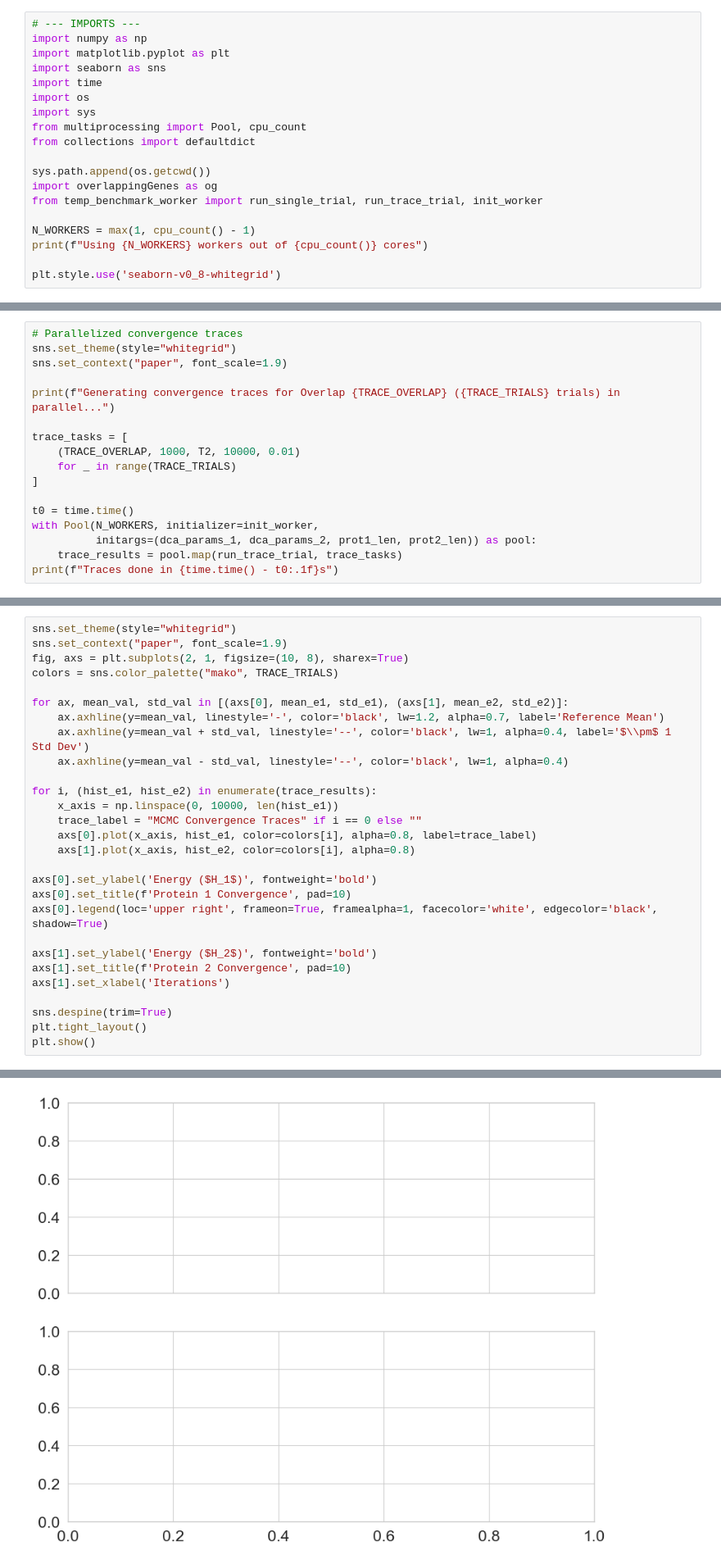
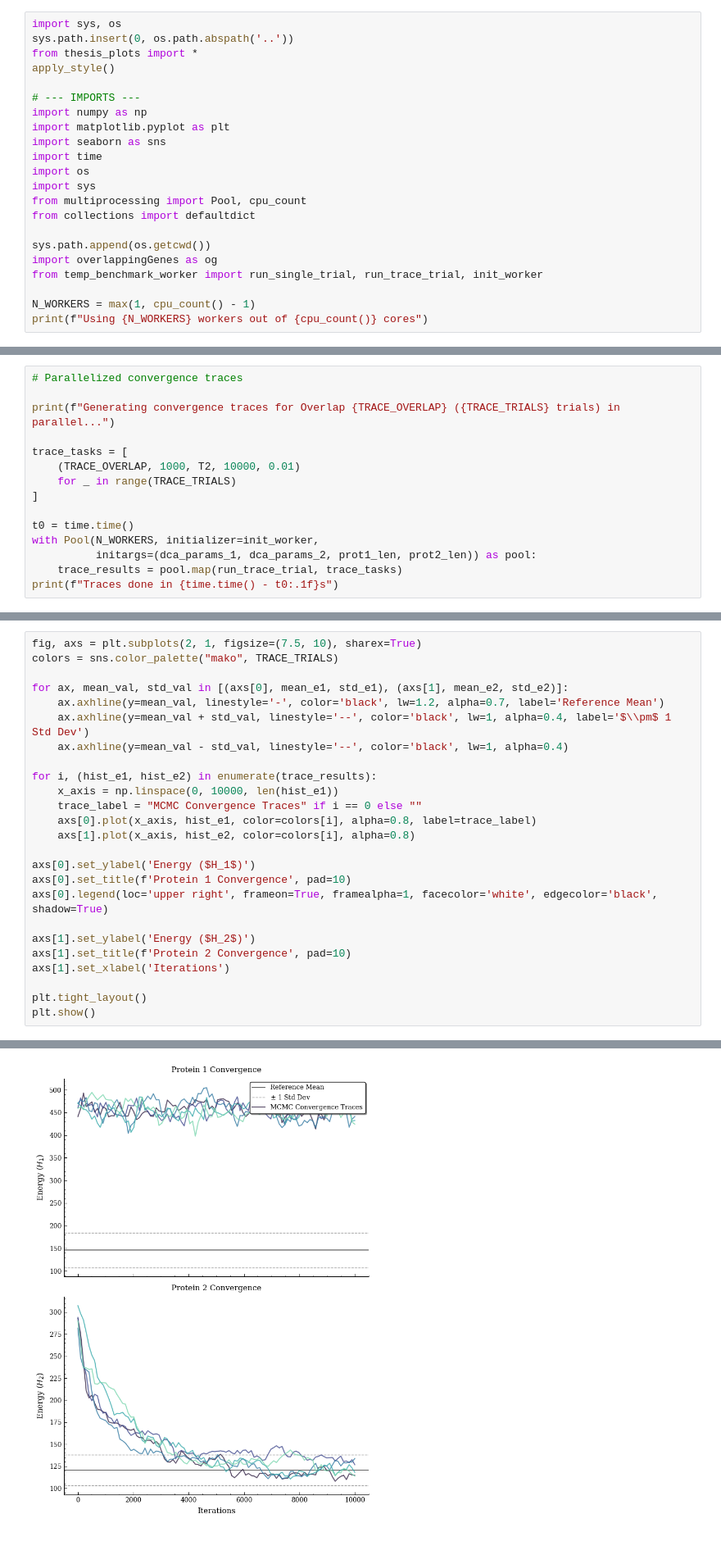
Before and after one commit to orsonk22/OverlappingGenes, a Jupyter notebook: Project/temp_benchmark.ipynb, the cells around one changed output, grey strips where cells are left out. Shown: that part at 82% size. Drawn from its saved outputs; the diff is of its cells as text.

Commit message:
fixing graphs

```diff
--- a/Project/temp_benchmark.ipynb
+++ b/Project/temp_benchmark.ipynb
@@ -1,6 +1,11 @@
 # %% [markdown]
 # Temp Scan
 # %%
+import sys, os
+sys.path.insert(0, os.path.abspath('..'))
+from thesis_plots import *
+apply_style()
+
 # --- IMPORTS ---
 import numpy as np
 import matplotlib.pyplot as plt
@@ -17,6 +22,4 @@ from temp_benchmark_worker import run_single_trial, run_trace_trial, init_worker
 
 N_WORKERS = max(1, cpu_count() - 1)
 print(f"Using {N_WORKERS} workers out of {cpu_count()} cores")
-
-plt.style.use('seaborn-v0_8-whitegrid')
 # %% [output]
@@ -87,8 +90,6 @@ Natural energies target: PF00004 [145.88], PF00041 [120.66]
 ## Benchmark Temperatures
 # %%
 # Parallelized convergence traces
-sns.set_theme(style="whitegrid")
-sns.set_context("paper", font_scale=1.9)
 
 print(f"Generating convergence traces for Overlap {TRACE_OVERLAP} ({TRACE_TRIALS} trials) in parallel...")
 
@@ -109,7 +109,5 @@ Traces done in 13.8s
 # %%
-sns.set_theme(style="whitegrid")
-sns.set_context("paper", font_scale=1.9)
-fig, axs = plt.subplots(2, 1, figsize=(10, 8), sharex=True)
+fig, axs = plt.subplots(2, 1, figsize=(7.5, 10), sharex=True)
 colors = sns.color_palette("mako", TRACE_TRIALS)
 
 for ax, mean_val, std_val in [(axs[0], mean_e1, std_e1), (axs[1], mean_e2, std_e2)]:
@@ -123,15 +121,14 @@ for i, (hist_e1, hist_e2) in enumerate(trace_results):
     axs[0].plot(x_axis, hist_e1, color=colors[i], alpha=0.8, label=trace_label)
     axs[1].plot(x_axis, hist_e2, color=colors[i], alpha=0.8)
 
-axs[0].set_ylabel('Energy ($H_1$)', fontweight='bold')
+axs[0].set_ylabel('Energy ($H_1$)')
 axs[0].set_title(f'Protein 1 Convergence', pad=10)
 axs[0].legend(loc='upper right', frameon=True, framealpha=1, facecolor='white', edgecolor='black', shadow=True)
 
-axs[1].set_ylabel('Energy ($H_2$)', fontweight='bold')
+axs[1].set_ylabel('Energy ($H_2$)')
 axs[1].set_title(f'Protein 2 Convergence', pad=10)
 axs[1].set_xlabel('Iterations')
 
-sns.despine(trim=True)
 plt.tight_layout()
 plt.show()
 # %% [output]
@@ -139,4 +135,4 @@ NameError: name 'TRACE_TRIALS' is not defined
-[figure, old version]
+[figure, new version]
 # %%
 # --- Protein 1 (PF00004): Temperature sweep (0.4-0.7) ---
 Temps = np.linspace(0.4, 0.7, 20)
```
Also changed, not shown: parts of 12 cells of this notebook, 11 other files.
